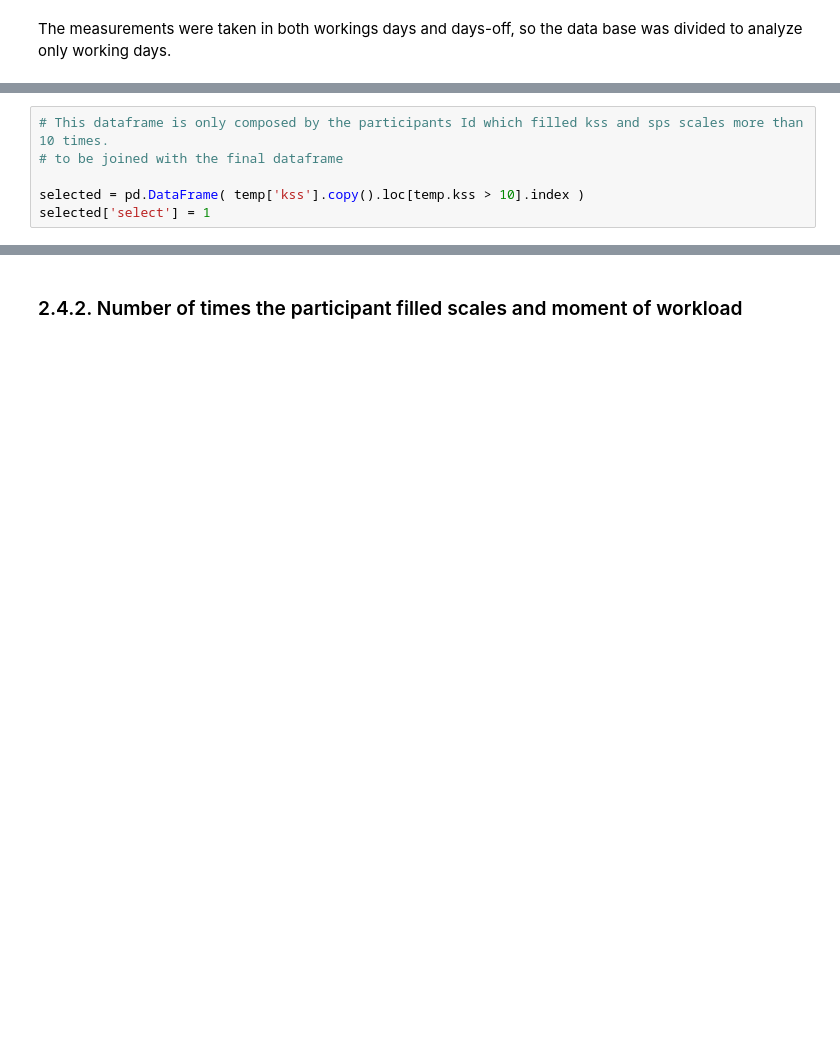
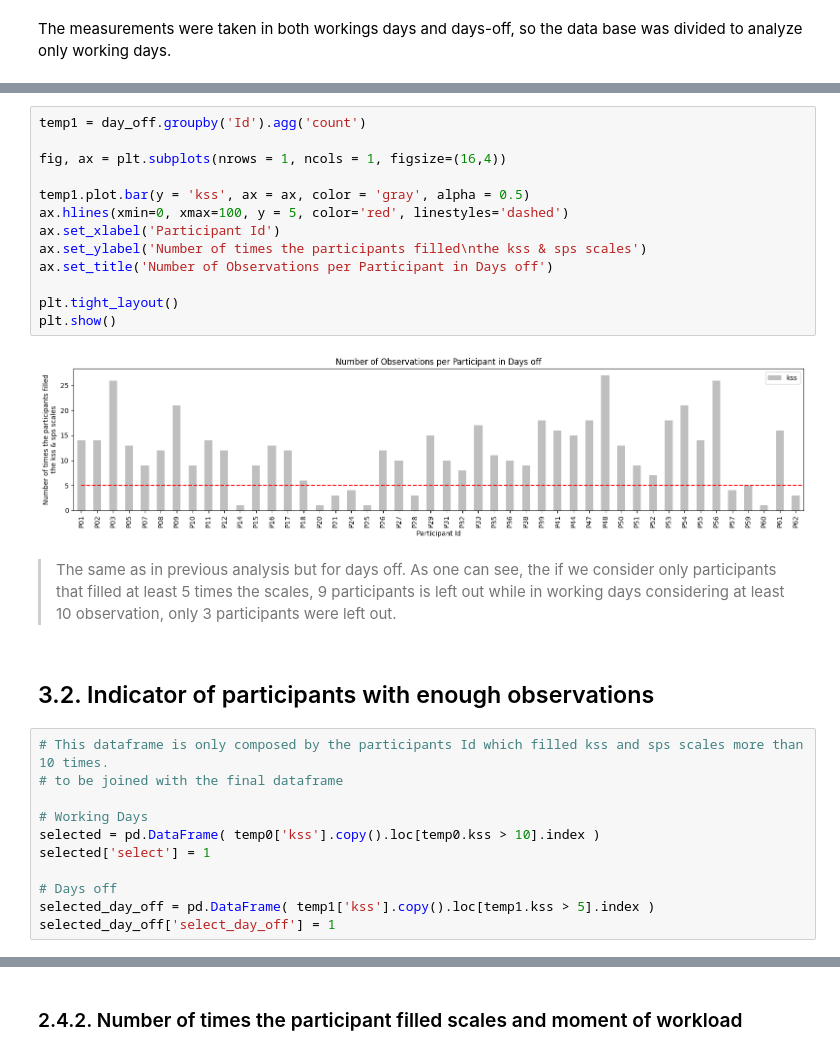
Before and after one commit to jlpscampos/Perception-of-Excessive-Sleepiness-and-Severe-Fatigue-in-Civil-Aviation-Pilots, a Jupyter notebook: Exploratory_Data_Analysis.ipynb, the cells around one changed output, grey strips where cells are left out. Cells and saved outputs as stored; diff of their text form; blank space fills up the shorter version.

```diff
--- a/Exploratory_Data_Analysis.ipynb
+++ b/Exploratory_Data_Analysis.ipynb
@@ -140,6 +181,30 @@ The figure above shows the number of times the participants filled the kss and s
+# %%
+temp1 = day_off.groupby('Id').agg('count')
+
+fig, ax = plt.subplots(nrows = 1, ncols = 1, figsize=(16,4))
+
+temp1.plot.bar(y = 'kss', ax = ax, color = 'gray', alpha = 0.5)
+ax.hlines(xmin=0, xmax=100, y = 5, color='red', linestyles='dashed')
+ax.set_xlabel('Participant Id')
+ax.set_ylabel('Number of times the participants filled\nthe kss & sps scales')
+ax.set_title('Number of Observations per Participant in Days off')
+
+plt.tight_layout()
+plt.show()
+# %% [output]
+[figure, added]
+# %% [markdown]
+> The same as in previous analysis but for days off. As one can see, the if we consider only participants that filled at least 5 times the scales, 9 participants is left out while in working days considering at least 10 observation, only 3 participants were left out.
+# %% [markdown]
+## 3.2. Indicator of participants with enough observations
 # %%
 # This dataframe is only composed by the participants Id which filled kss and sps scales more than 10 times.
 # to be joined with the final dataframe
 
-selected = pd.DataFrame( temp['kss'].copy().loc[temp.kss > 10].index )
+# Working Days
+selected = pd.DataFrame( temp0['kss'].copy().loc[temp0.kss > 10].index )
 selected['select'] = 1
+
+# Days off
+selected_day_off = pd.DataFrame( temp1['kss'].copy().loc[temp1.kss > 5].index )
+selected_day_off['select_day_off'] = 1
```
Also changed, not shown: parts of 74 cells of this notebook, 6 other files.
